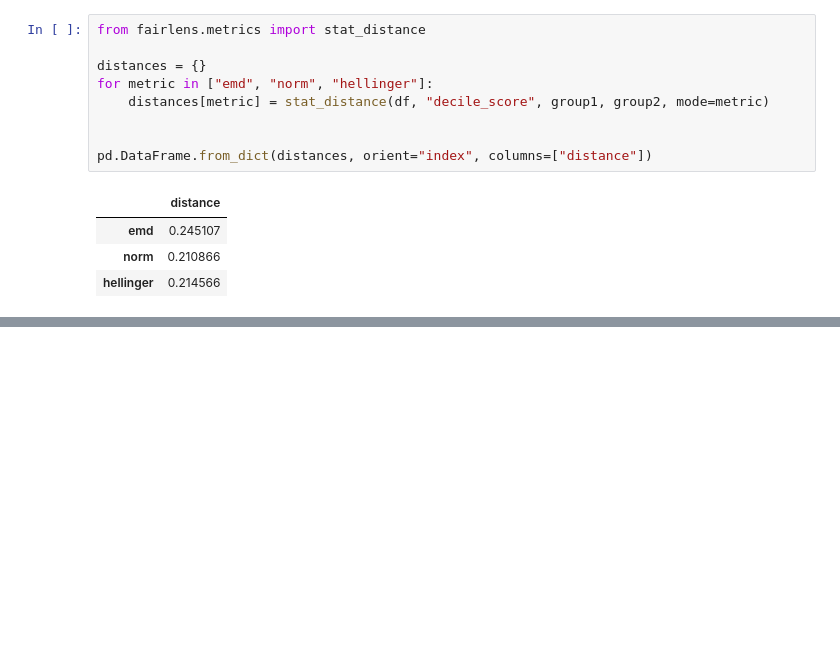
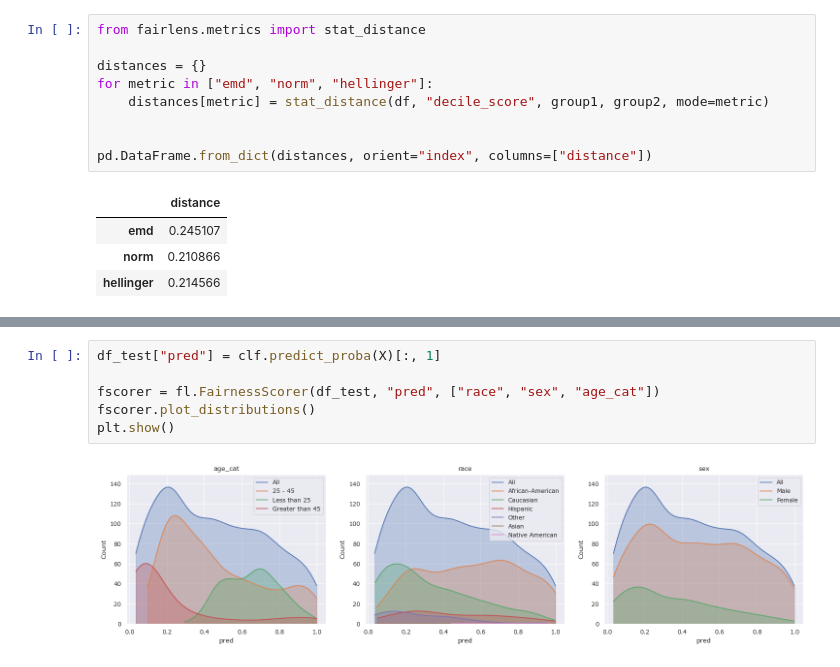
Before and after one commit to synthesized-io/fairlens, a Jupyter notebook: notebooks/compas.ipynb, the cells around one changed output, grey strips where cells are left out. Cells and saved outputs as stored; diff of their text form; blank space fills up the shorter version.

```diff
--- a/notebooks/compas.ipynb
+++ b/notebooks/compas.ipynb
@@ -138,0 +201,8 @@ plt.show()
+# %%
+df_test["pred"] = clf.predict_proba(X)[:, 1]
+
+fscorer = fl.FairnessScorer(df_test, "pred", ["race", "sex", "age_cat"])
+fscorer.plot_distributions()
+plt.show()
+# %% [output]
+[figure, added]
```
Also changed, not shown: parts of 24 cells of this notebook, 1 other file.
